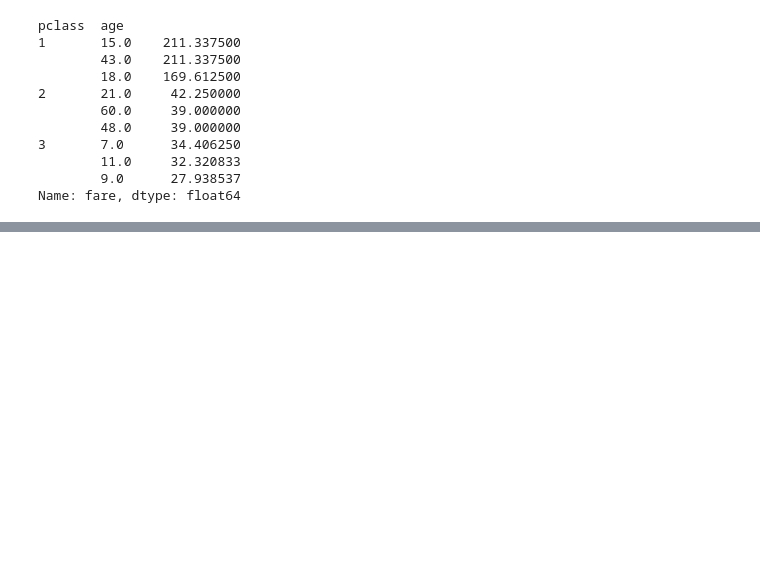
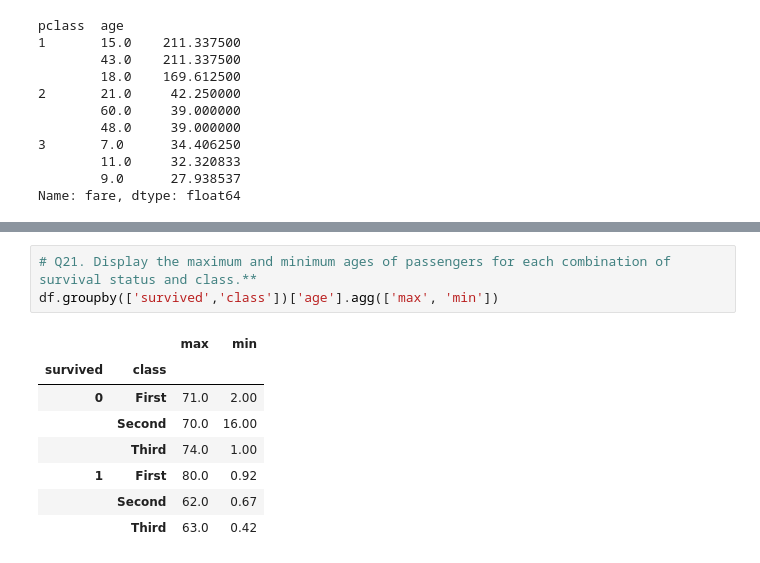
Before and after one commit to Vaishnavi-Gajinkar/Codingwise, a Jupyter notebook: projectsNcasestudies/titanicCS.ipynb, the cells around one changed output, grey strips where cells are left out. Drawn from its saved outputs; the diff is of its cells as text; blank space fills up the shorter version.

```diff
--- a/projectsNcasestudies/titanicCS.ipynb
+++ b/projectsNcasestudies/titanicCS.ipynb
@@ -613,0 +621,12 @@ Name: fare, dtype: float64
+# %%
+# Q21. Display the maximum and minimum ages of passengers for each combination of survival status and class.**
+df.groupby(['survived','class'])['age'].agg(['max', 'min'])
+# %% [output]
+|  |  | max | min |
+| survived | class |  |  |
+| 0 | First | 71.0 | 2.00 |
+|  | Second | 70.0 | 16.00 |
+|  | Third | 74.0 | 1.00 |
+| 1 | First | 80.0 | 0.92 |
+|  | Second | 62.0 | 0.67 |
+|  | Third | 63.0 | 0.42 |
```
Also changed, not shown: parts of 2 cells of this notebook.
